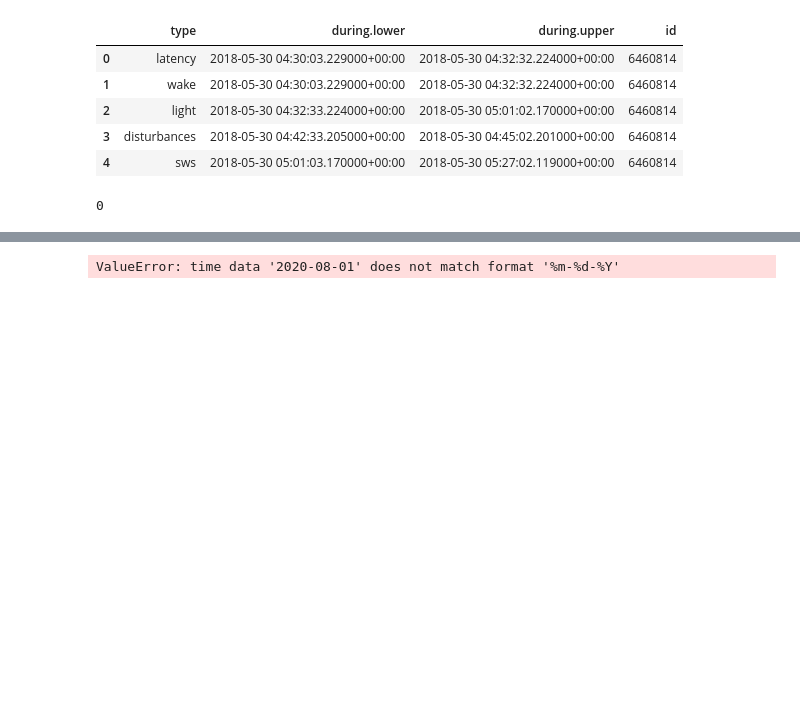
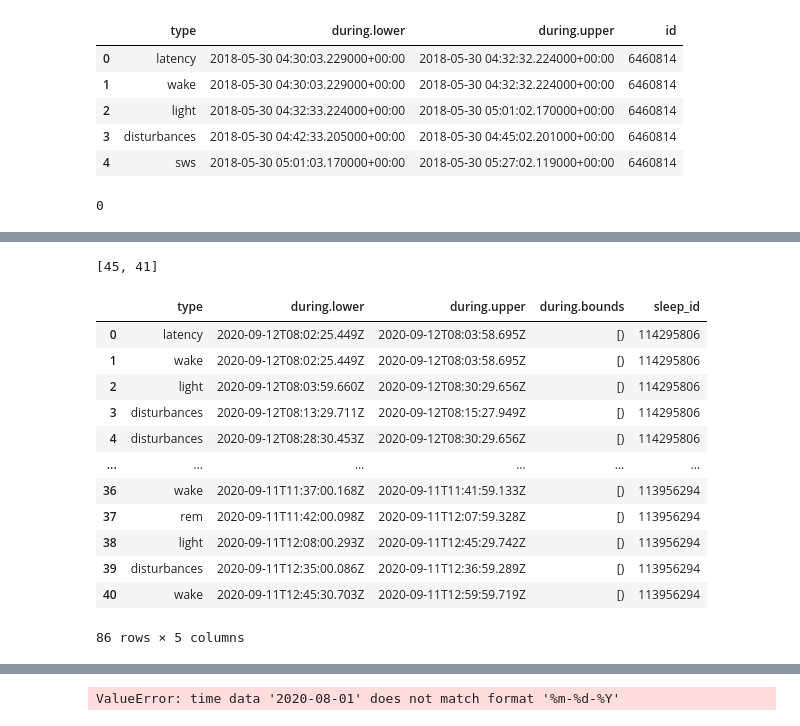
Before and after one commit to irickman/WHOOP-Strava-data, a Jupyter notebook: Getting WHOOP data.ipynb, the cells around one changed output, grey strips where cells are left out. Drawn from its saved outputs; the diff is of its cells as text; code cells hidden in the pictures; blank space fills up the shorter version.

```diff
--- a/Getting WHOOP data.ipynb
+++ b/Getting WHOOP data.ipynb
@@ -51,7 +51,7 @@ class whoop_login:
         athlete_id=self.whoop_id
         sleep=client.pull_api('https://api-7.whoop.com/users/{}/sleeps/{}'.format(athlete_id,sleep_id))
         main_df=pd.json_normalize(sleep)
-        main_df.drop('events',axis=1,inplace=True)
+        #main_df.drop('events',axis=1,inplace=True)
         return main_df
 
     def pull_sleep_events(self,sleep_id):
@@ -597,6 +597,5 @@ test
 CPU times: user 322 µs, sys: 197 µs, total: 519 µs
 Wall time: 610 µs
 # %%
-%%time
-sleep=client.get_sleep_all()
+%time sleep=client.get_sleep_all()
 # %% [output]
@@ -659,6 +658,32 @@ sleep_time
 | 0 | 2020-09-10T13:55:15.646Z | 2020-09-10T15:11:14.733Z | 113597651 | 91 | 469.640817 | 0.000000 | False | None | ... |
 | 0 | 2020-09-11T12:53:16.418Z | 2020-09-11T13:19:12.936Z | 113956294 | 68 | 336.841350 | 2.323183 | False | None | ... |
 | 0 | 2020-09-12T12:16:15.347Z | 2020-09-12T16:08:34.109Z | 114295806 | 76 | 412.016183 | 1.554100 | False | None | ... |
+# %%
+sleep_1=client.pull_sleep_main(114295806)
+sleep_2=client.pull_sleep_main(113956294)
+## concatenate these and test to see if i can normalize the events while keeping the id
+sleeps=pd.concat([sleep_1,sleep_2])
+# %%
+[len(events)for events in sleeps['events']]
+# %% [output]
+[45, 41]
+# %%
+pd.concat([pd.concat([pd.json_normalize(events),
+                       pd.DataFrame({'sleep_id':len(events)*[sleep]})],axis=1) for events, sleep in zip(sleeps['events'],sleeps['activityId'])])
+# %% [output]
+|  | type | during.lower | during.upper | during.bounds | sleep_id |
+| 0 | latency | 2020-09-12T08:02:25.449Z | 2020-09-12T08:03:58.695Z | [) | 114295806 |
+| 1 | wake | 2020-09-12T08:02:25.449Z | 2020-09-12T08:03:58.695Z | [) | 114295806 |
+| 2 | light | 2020-09-12T08:03:59.660Z | 2020-09-12T08:30:29.656Z | [) | 114295806 |
+| 3 | disturbances | 2020-09-12T08:13:29.711Z | 2020-09-12T08:15:27.949Z | [) | 114295806 |
+| 4 | disturbances | 2020-09-12T08:28:30.453Z | 2020-09-12T08:30:29.656Z | [) | 114295806 |
+| ... | ... | ... | ... | ... | ... |
+| 36 | wake | 2020-09-11T11:37:00.168Z | 2020-09-11T11:41:59.133Z | [) | 113956294 |
+| 37 | rem | 2020-09-11T11:42:00.098Z | 2020-09-11T12:07:59.328Z | [) | 113956294 |
+| 38 | light | 2020-09-11T12:08:00.293Z | 2020-09-11T12:45:29.742Z | [) | 113956294 |
+| 39 | disturbances | 2020-09-11T12:35:00.086Z | 2020-09-11T12:36:59.289Z | [) | 113956294 |
+| 40 | wake | 2020-09-11T12:45:30.703Z | 2020-09-11T12:59:59.719Z | [) | 113956294 |
+86 rows × 5 columns
 # %%
 time_events=client.get_sleep_events_timeframe("2020-09-01")
 # %%
```
Also changed, not shown: parts of 1 cell of this notebook, 2 other files.
